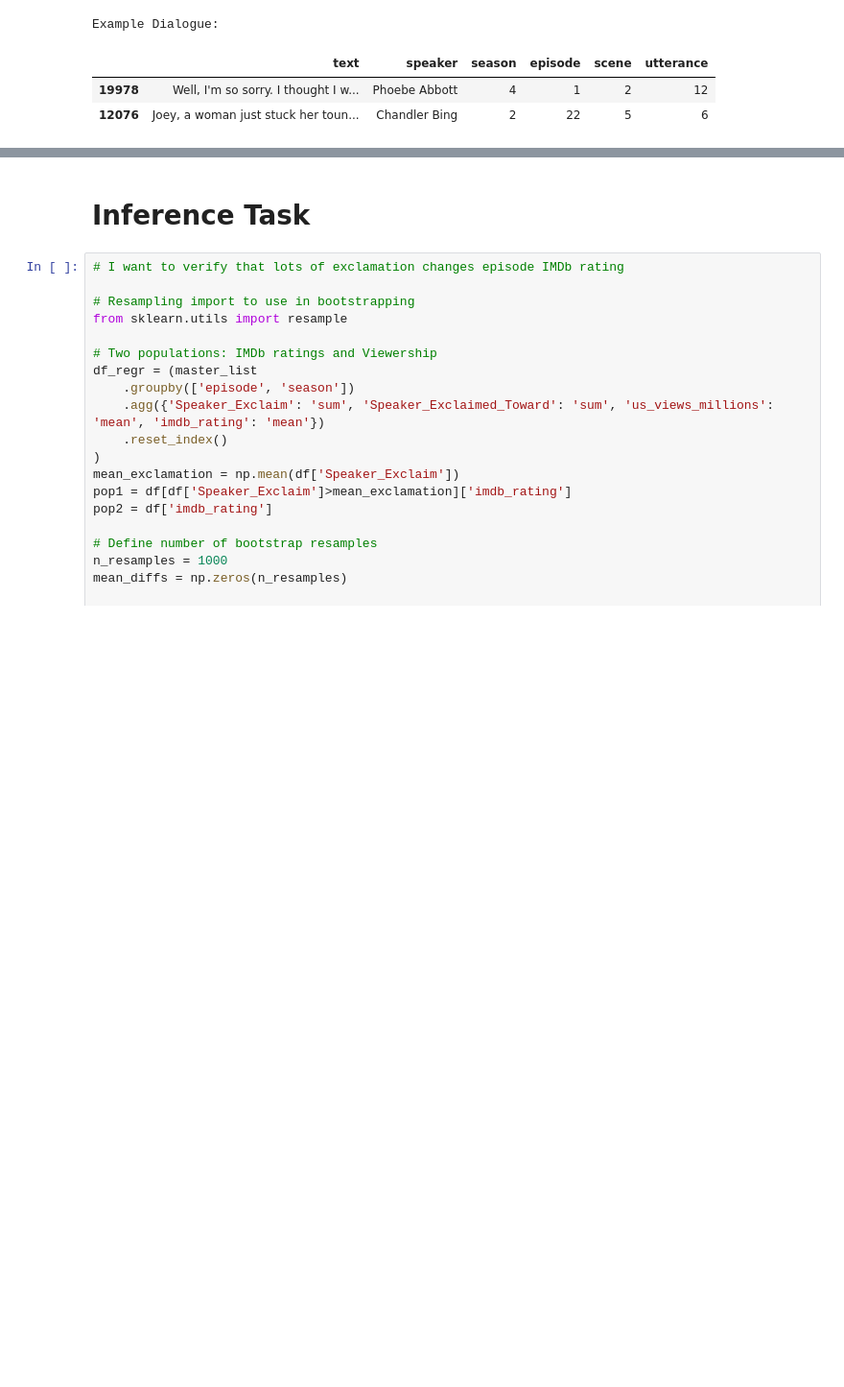
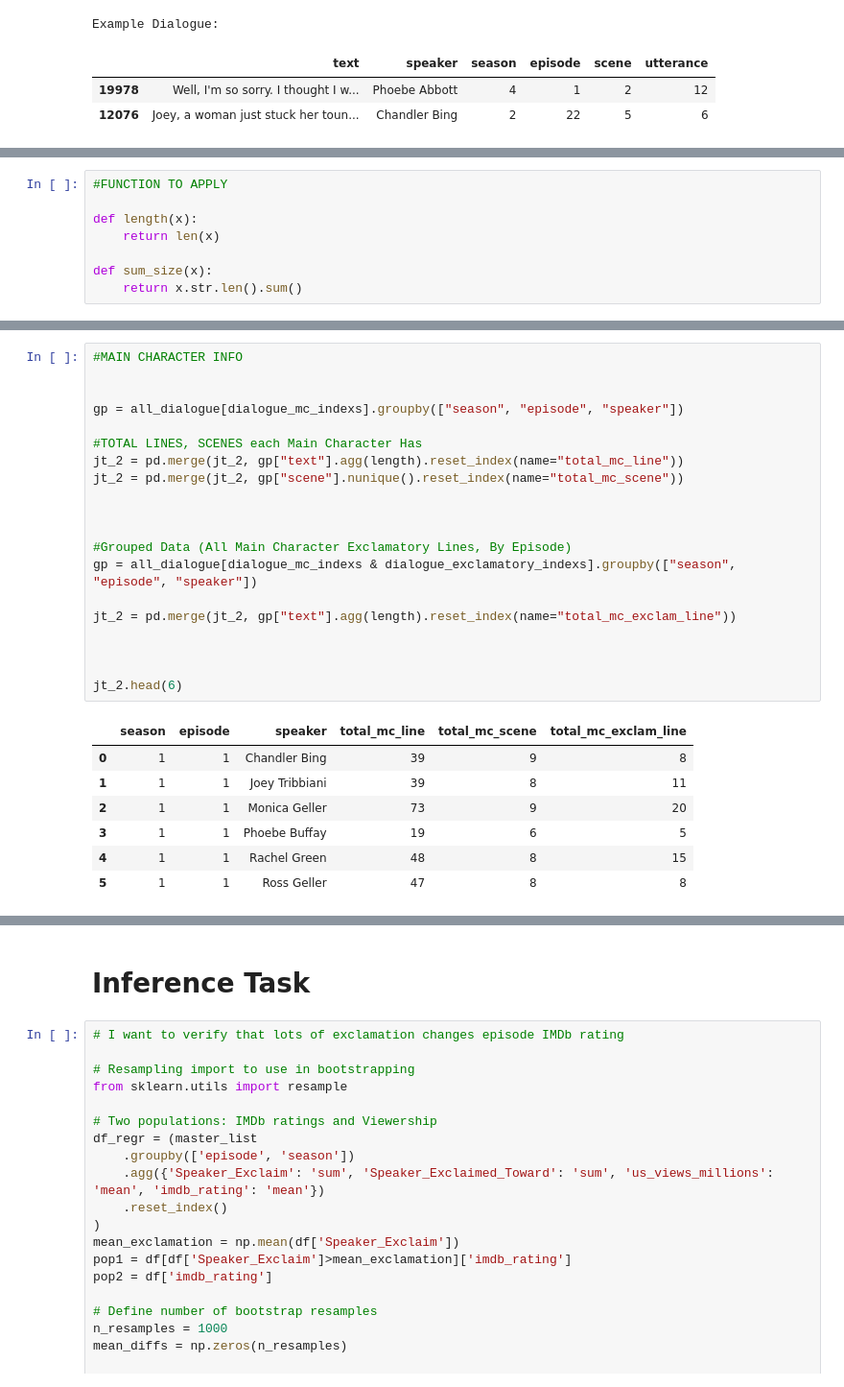
Before and after one commit to OMacgowan/episode_rating_predictor, a Jupyter notebook: main.ipynb, the cells around one changed output, grey strips where cells are left out. Shown at 96% size. Drawn from its saved outputs; the diff is of its cells as text; blank space fills up the shorter version.

```diff
--- a/main.ipynb
+++ b/main.ipynb
@@ -43,0 +65,8 @@ Example Episode:
+# %%
+#FUNCTION TO APPLY
+
+def length(x):
+    return len(x)
+
+def sum_size(x):
+    return x.str.len().sum()
@@ -43,0 +156,28 @@ Example Episode:
+# %%
+#MAIN CHARACTER INFO
+
+
+gp = all_dialogue[dialogue_mc_indexs].groupby(["season", "episode", "speaker"])
+
+#TOTAL LINES, SCENES each Main Character Has
+jt_2 = pd.merge(jt_2, gp["text"].agg(length).reset_index(name="total_mc_line"))
+jt_2 = pd.merge(jt_2, gp["scene"].nunique().reset_index(name="total_mc_scene"))
+
+
+
+#Grouped Data (All Main Character Exclamatory Lines, By Episode)
+gp = all_dialogue[dialogue_mc_indexs & dialogue_exclamatory_indexs].groupby(["season", "episode", "speaker"])
+
+jt_2 = pd.merge(jt_2, gp["text"].agg(length).reset_index(name="total_mc_exclam_line"))
+
+
+
+jt_2.head(6)
+# %% [output]
+|  | season | episode | speaker | total_mc_line | total_mc_scene | total_mc_exclam_line |
+| 0 | 1 | 1 | Chandler Bing | 39 | 9 | 8 |
+| 1 | 1 | 1 | Joey Tribbiani | 39 | 8 | 11 |
+| 2 | 1 | 1 | Monica Geller | 73 | 9 | 20 |
+| 3 | 1 | 1 | Phoebe Buffay | 19 | 6 | 5 |
+| 4 | 1 | 1 | Rachel Green | 48 | 8 | 15 |
+| 5 | 1 | 1 | Ross Geller | 47 | 8 | 8 |
```
Also changed, not shown: parts of 8 cells of this notebook.
